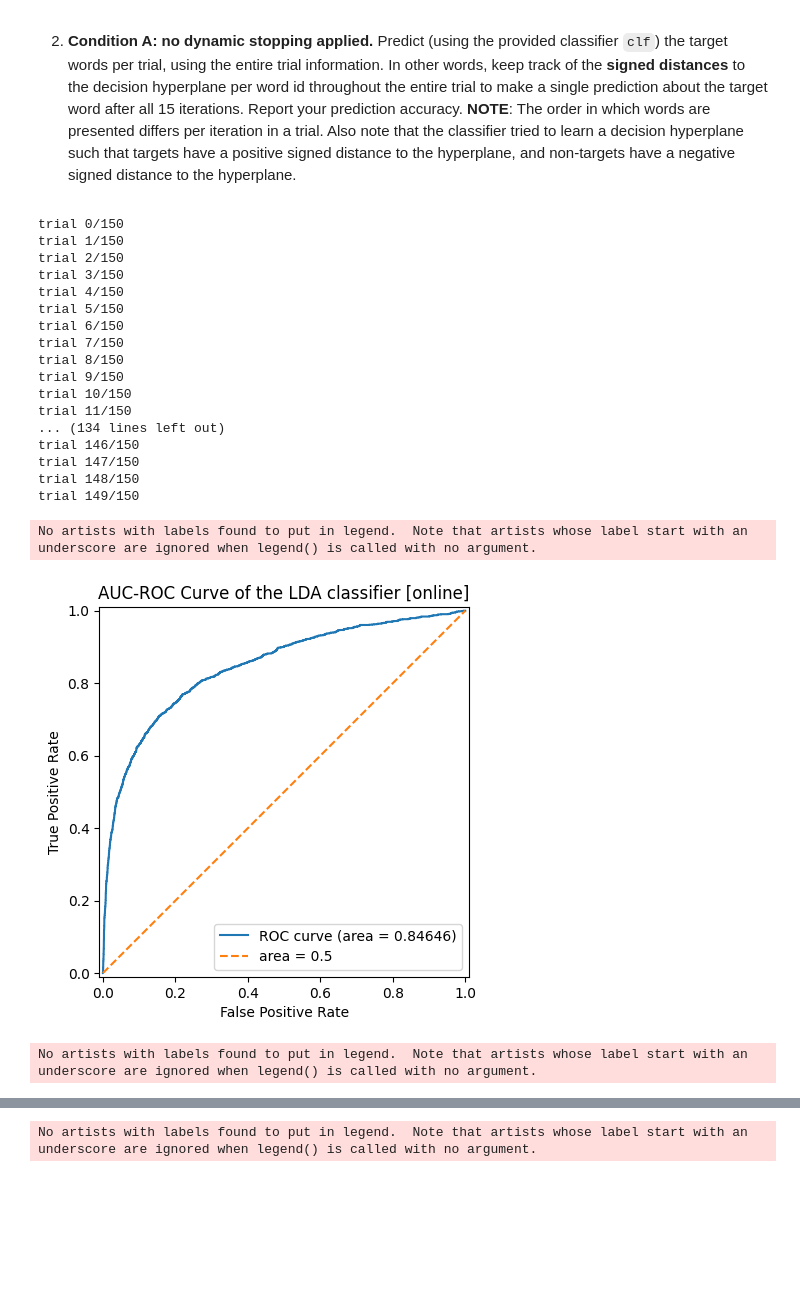
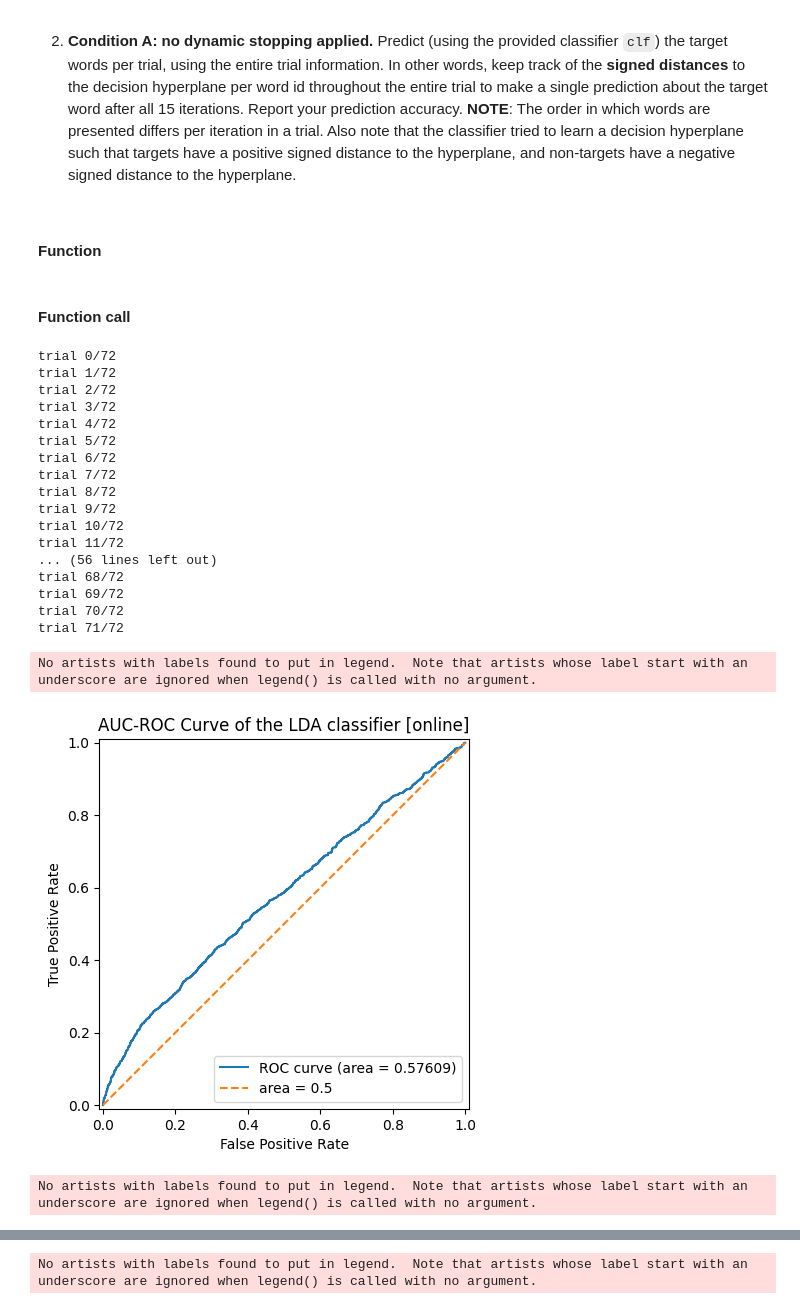
Before and after one commit to sozraheem/thesis_2025, a Jupyter notebook: ERP_analysis_code/patient_pipeline/p1_notebook.ipynb, the cells around one changed output, grey strips where cells are left out. Drawn from its saved outputs; the diff is of its cells as text; code cells hidden in the pictures; blank space fills up the shorter version.

Commit message:
Add first real online simulation (clf trained on s1,s2 and applied on s3); Extened loading functions with parameter 'selection'; Extend calibration functions & online_simulation function

```diff
--- a/ERP_analysis_code/patient_pipeline/p1_notebook.ipynb
+++ b/ERP_analysis_code/patient_pipeline/p1_notebook.ipynb
@@ -228,7 +237,7 @@ def safe_filename(session_path):
 
 # Note: when changing something in the loading/preprocessing, the stored pickl files should be removed as they are outdated.
 # to do: figure out if the note above can be done automatically
-def load_session_chached(session_path, cache_dir="cache/"):
+def load_session_chached(session_path, cache_dir="cache/", selection = None):
     """Load the current trials either for the first time, saving it as a .pkl or if one exists, directly load from a .pkl file
 
     For visualization purposes, the `iterations` and `epochs` is also returned. However, this takes substantially more memory when storing, so these two features/returns might be removed later
@@ -237,7 +246,11 @@ def load_session_chached(session_path, cache_dir="cache/"):
     os.makedirs(cache_dir, exist_ok=True)
     safe_name = safe_filename(session_path=session_path) # replace \ and / by _
     print("Loading file: ",safe_name)
-    cache_path = os.path.join(cache_dir, safe_name + ".pkl")
+    if selection is None:
+        cache_path = os.path.join(cache_dir, safe_name + ".pkl")
+    else:
+        assert isinstance(selection, str), "selection is not an instance of String"
+        cache_path = os.path.join(cache_dir, safe_name + selection + ".pkl")
     print("Corresponding .pkl file: ",cache_path)
 
     # check if a .pkl file for that session already exists
@@ -251,7 +264,7 @@ def load_session_chached(session_path, cache_dir="cache/"):
     # if not, then load the data and store it in a new .pkl file
     else:
         print("A .pkl file does not exist yet. Loading the data and creating {}... (this might take a few mins)".format(cache_path))
-        trials, iterations, epochs = load_complete_session(session_path)
+        trials, iterations, epochs = load_complete_session(session_path, selection)
         with open(cache_path, 'wb') as f:
             pickle.dump(trials, f)
             pickle.dump(iterations, f)
@@ -297,11 +310,14 @@ Then measure classification performance in an online simulation
 # %%
 # Load all runs of session 3
 data_path_test = "data_p1/P1_S3/anonymized"
-trials_s3, iterations_s3, epochs_s3 = load_session_chached(data_path_test)
+# For S1 and S2, set selection parameter to "6D_long_350" to select only runs with this condition
+# For all online sessions, selection = None (default)
+trials, iterations, epochs = load_session_chached(data_path_test, selection = None)
+
 # for p1 s3, first runtime is 4-5 min
-# for p1 s1, second runtime is 10 s
+# for p1 s3, second runtime is 10 s
 
-print(len(trials_s3))
+print(len(trials))
 print(all_have_same_condition(data_path_test, show_conditions=True))
 # %% [output]
 Loading file:  data_p1_P1_S3_anonymized
@@ -344,8 +361,8 @@ epochs =
 scalp_times = (0.25, 0.30, 0.35, 0.45)
 for i in np.arange(1,6):
     if i < 3:     # to not have a massive notebook
-        epochs_s3[f'Word_{i}']["Target"].average().plot_joint(title=f'target word {i}', times=scalp_times)
-        epochs_s3[f'Word_{i}']["NonTarget"].average().plot_joint(title=f'non-target word {i}', times=scalp_times)
+        epochs[f'Word_{i}']["Target"].average().plot_joint(title=f'target word {i}', times=scalp_times)
+        epochs[f'Word_{i}']["NonTarget"].average().plot_joint(title=f'non-target word {i}', times=scalp_times)
 
 plt.show()
 # %% [output]
@@ -788,6 +814,8 @@ Mean AUC score of BT-LDA:        0.8868781857360538
 
 1. **Condition A: no dynamic stopping applied.** Predict (using the provided classifier `clf`) the target words per trial, using the entire trial information. In other words, keep track of the **signed distances** to the decision hyperplane per word id throughout the entire trial to make a single prediction about the target word after all 15 iterations. Report your prediction accuracy.
 **NOTE**: The order in which words are presented differs per iteration in a trial. Also note that the classifier tried to learn a decision hyperplane such that targets have a positive signed distance to the hyperplane, and non-targets have a negative signed distance to the hyperplane.
+# %% [markdown]
+#### Function
 # %%
 # previous runtime 2 m 10 s
 # previous previous runtime 2 m 50 s
@@ -796,10 +824,11 @@ Mean AUC score of BT-LDA:        0.8868781857360538
 # 2nd runtime after del sessions_s3, iterations_s3, epochs_s3: 2.5 mins
 # copied from A7 notebook, with changes implemeted
 
-def online_simulation(trials, ival_bounds = np.array([0.1, 0.2, 0.3, 0.4, 0.5])):
+def online_simulation(raw_calibration_trials, online_trials, ival_bounds = np.array([0.1, 0.2, 0.3, 0.4, 0.5])):
     clf_ival_boundaries = ival_bounds
-    raw_calibration_trials = trials[0:12] # change start & stop trial
-    online_trials = trials[12:]
+    # raw_calibration_trials = trials[0:12] # change start & stop trial
+    # online_trials = trials[12:]
+    raw_calibration_trials = raw_calibration_trials
 
     ### Training the classifier ---------------------------------------------------------
 
@@ -918,33 +947,34 @@ def online_simulation(trials, ival_bounds = np.array([0.1, 0.2, 0.3, 0.4, 0.5]))
     plt.show()
 
     return online_trial_targets
+# %% [markdown]
+#### Function call
 # %%
 # 08-05-2025 09:27 further optimizing, code cleanup
 # timeit outcome
 # 54.1 s ± 893 ms per loop (mean ± std. dev. of 7 runs, 1 loop each)
-# 08-05-2025 9:00
-# %timeit outcome
-# 1min 7s ± 29.2 s per loop (mean ± std. dev. of 7 runs, 1 loop each)
 
-%time online_trial_targets = online_simulation(trials)
+calibration_trials = trials[0:12]
+online_trials = trials[12:]
+%time online_trial_targets = online_simulation(calibration_trials, online_trials)
 # %% [output]
-trial 0/150
-trial 1/150
-trial 2/150
-trial 3/150
-trial 4/150
-trial 5/150
-trial 6/150
-trial 7/150
-trial 8/150
-trial 9/150
-trial 10/150
-trial 11/150
-... (134 lines left out)
-trial 146/150
-trial 147/150
-trial 148/150
-trial 149/150
+trial 0/72
+trial 1/72
+trial 2/72
+trial 3/72
+trial 4/72
+trial 5/72
+trial 6/72
+trial 7/72
+trial 8/72
+trial 9/72
+trial 10/72
+trial 11/72
+... (56 lines left out)
+trial 68/72
+trial 69/72
+trial 70/72
+trial 71/72
 No artists with labels found to put in legend.  Note that artists whose label start with an underscore are ignored when legend() is called with no argument.
-[figure, old version]
+[figure, new version]
 No artists with labels found to put in legend.  Note that artists whose label start with an underscore are ignored when legend() is called with no argument.
```
Also changed, not shown: parts of 20 cells of this notebook, 1 other file.
